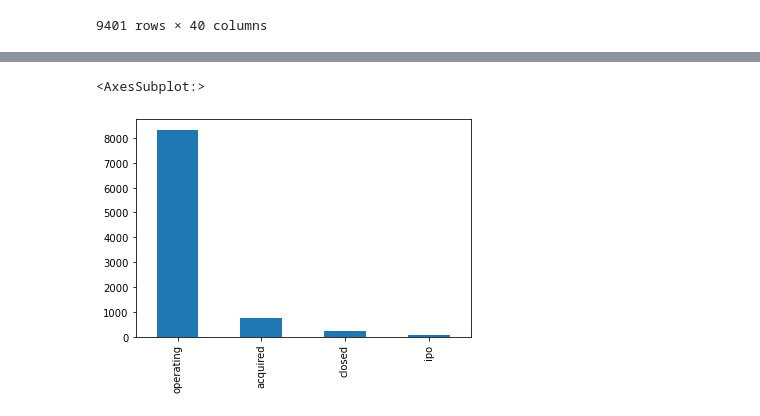
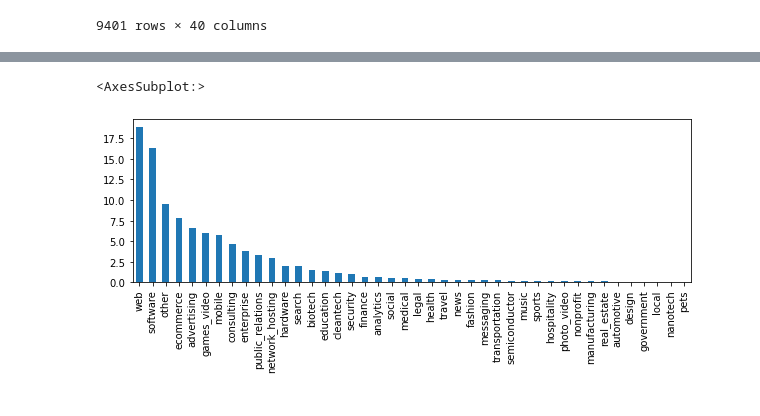
Before and after one commit to ECO225W2022/create-your-project-repository-MaureenJin, a Jupyter notebook: Project 1.ipynb, the cells around one changed output, grey strips where cells are left out. Drawn from its saved outputs; the diff is of its cells as text; code cells hidden in the pictures.

Commit message:
Finish project 1 with multiple data summaries and plots.

```diff
--- a/Project 1.ipynb
+++ b/Project 1.ipynb
@@ -47,4 +49,4 @@ variables under each status. The second column shows the number of each status.
 # %%
-category_count = df.groupby(['category_code']).count()
+category_count = df['category_code'].value_counts()
 category_count
 # %% [output]
@@ -71,0 +119,3 @@ By using groupby function to group by the dataframe with "category_code", we can
+# %%
+percentage_category = category_count/category_count.sum()*100
+percentage_category
@@ -72,5 +140,6 @@ By using groupby function to group by the dataframe with "category_code", we can
 # %%
-df['status'].value_counts().plot(kind='bar')
+percentage_category.plot(kind='bar',
+                         figsize = (10,3),)
 # %% [output]
 <AxesSubplot:>
-[figure, old version]
+[figure, new version]
```
Also changed, not shown: parts of 21 cells of this notebook.
